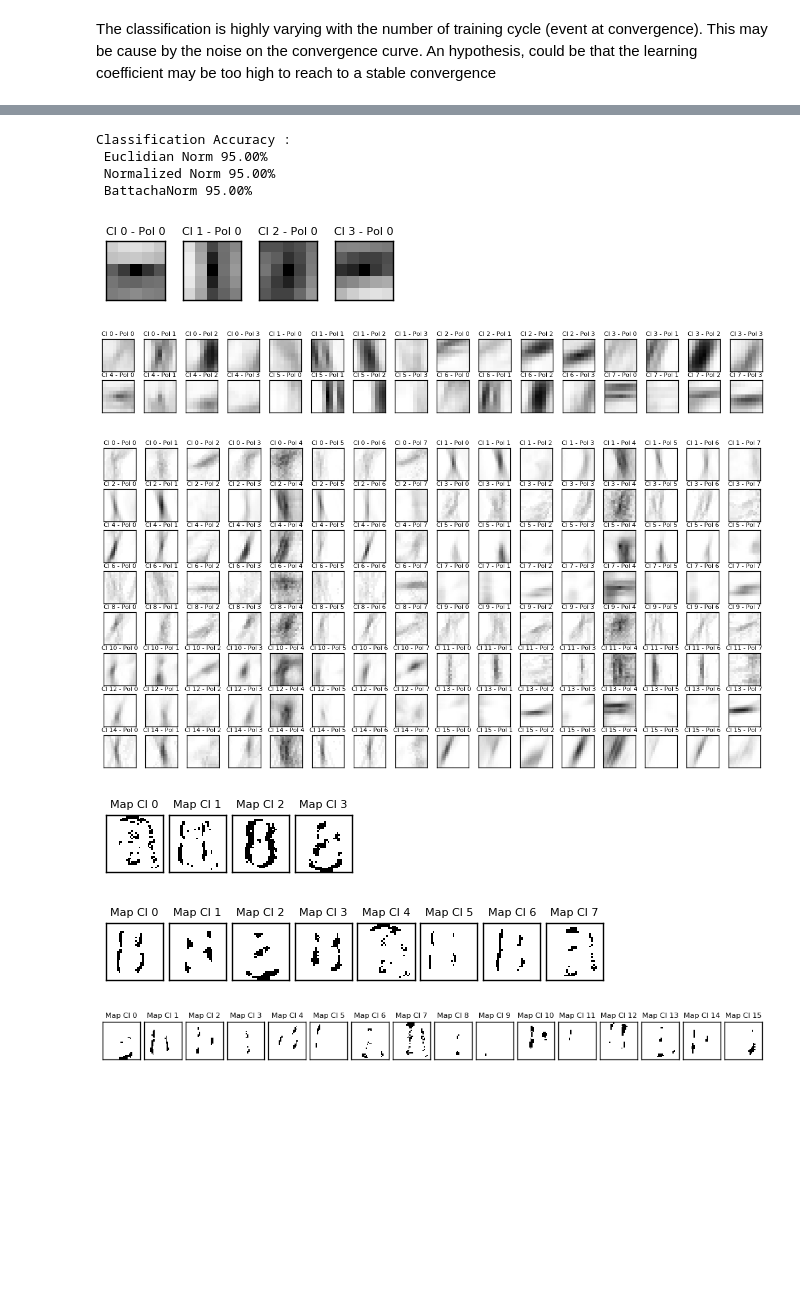
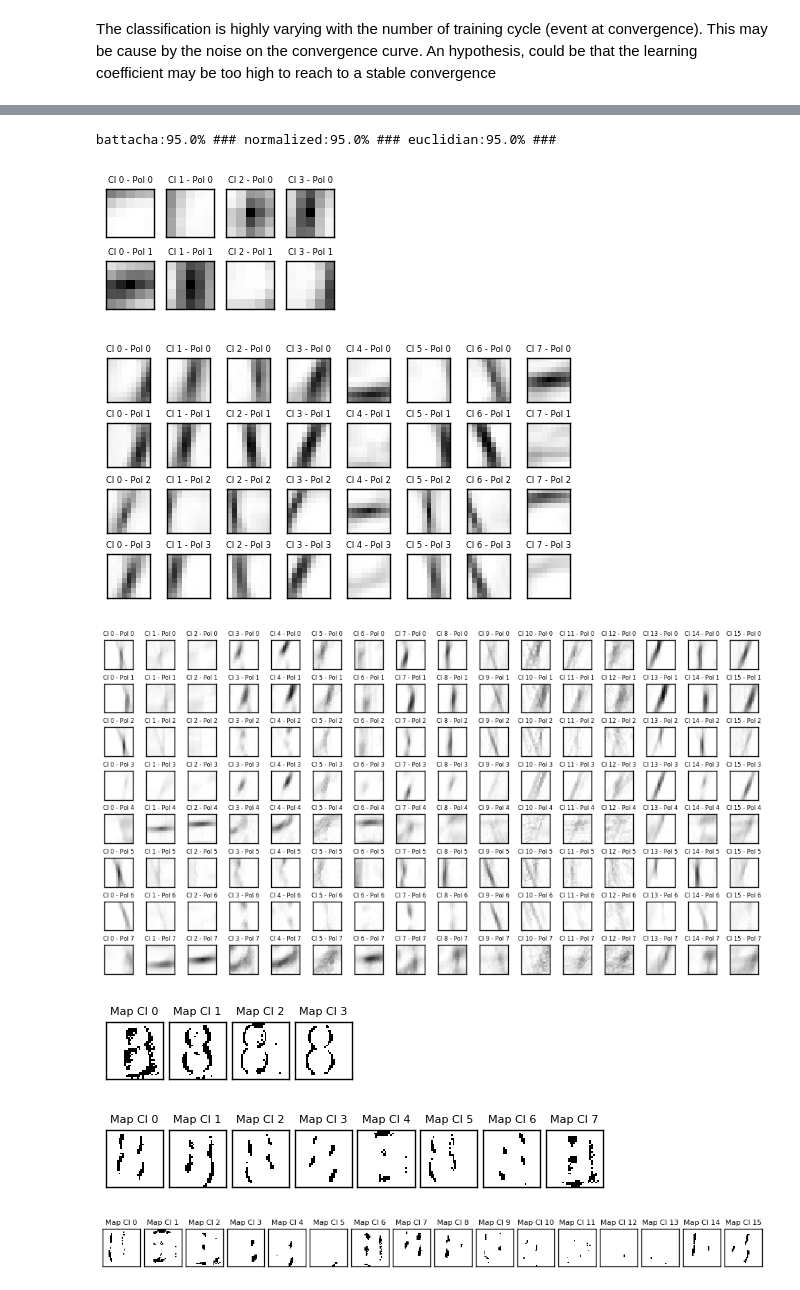
Before and after one commit to VictorBoutin/HOTS, a Jupyter notebook: Probe/EXP_02_MaroKmeans.ipynb, the cells around one changed output, grey strips where cells are left out. Drawn from its saved outputs; the diff is of its cells as text; code cells hidden in the pictures; blank space fills up the shorter version.

```diff
--- a/Probe/EXP_02_MaroKmeans.ipynb
+++ b/Probe/EXP_02_MaroKmeans.ipynb
@@ -25,8 +25,7 @@ from HOTS.Cluster import KmeansMaro
 # %%
 tau = 0.02
 R = 2
-nb_cluster = 4
+nb_cluster = [4,8,16]
 ImageSize = (32,32)
-KN=2
 DataPath = '../Data/ExtractedStabilized.mat'
 LabelPath = '../Data/alphabet_label.pkl'
@@ -113,16 +205,16 @@ Net = Network([L1,L2,L3])
 
 if save_exp == True :
     #### Training The Cluster on 5 images
-    ClusterLayer, event_output = Net.TrainCluster(event = event_cl,nb_cluster=nb_cluster, KN=KN,
-                                                 record_each=1000,NbCycle=3)
+    ClusterLayer, event_output = Net.TrainCluster(event = event_cl,NbClusterList=nb_cluster,
+                                                 to_record=True, NbCycle=3)
     ## Generating histogram for training samples
     event0_o_tr = Net.RunNetwork(event_tr, ClusterList=ClusterLayer)
     ## Generating histogram for the test samples
     event0_o_te = Net.RunNetwork(event_te, ClusterList=ClusterLayer)
     Classif0 = Classifier(event0_o_tr,event0_o_te, TrainingLabel=label_tr, GroundTruth=label_te)
-    eucli,norma,battach,accu = Classif0.HistogramDistance()
-    SaveObject([ClusterLayer,Classif0],'../Records/EXP_02_MaroKmeans/Exp2_2017_10_18.pkl')
+    prediction, accuracy, method = Classif0.HistogramDistance(to_print=True)
+    SaveObject([ClusterLayer,Classif0],'../Records/EXP_02_MaroKmeans/Exp3_2017_10_18.pkl')
 else :
-    ClusterLayer,Classif0 = LoadObject('../Records/EXP_02_MaroKmeans/Exp2_2017_10_18.pkl')
-    eucli,norma,battach,accu = Classif0.HistogramDistance()
+    ClusterLayer,Classif0 = LoadObject('../Records/EXP_02_MaroKmeans/Exp3_2017_10_18.pkl')
+    prediction, accuracy, method = Classif0.HistogramDistance(to_print=True)
 # %% [output]
@@ -160,7 +249,7 @@ save_exp = False
 event_tr, event_te, event_cl, label_tr, label_te = SimpleAlphabet(NbTrainingData=36, NbTestingData=40,
                                                         Path=DataPath, LabelPath=LabelPath,
                                                         ClusteringData=[1, 32, 19, 22, 29],
-                                                        OutOnePolarity = True, verbose=0)
+                                                        OutOnePolarity = False, verbose=0)
 ## Defining the network
 L1 = ClusteringLayer(tau=tau, R=R, verbose=0, ThrFilter=2, LearningAlgo='maro',kernel='exponential')
 L2 = ClusteringLayer(tau=10*tau, R=2*R, verbose=0, ThrFilter=2, LearningAlgo='maro',kernel='exponential')
@@ -169,8 +258,8 @@ Net = Network([L1,L2,L3])
 
 if save_exp == True :
     #### Training The Cluster on 5 images
-    ClusterLayer, event_output = Net.TrainCluster(event = event_cl,nb_cluster=nb_cluster, KN=KN,
-                                                 record_each=1000, NbCycle=3)
+    ClusterLayer, event_output = Net.TrainCluster(event = event_cl,NbClusterList=nb_cluster,
+                                                 to_record=True, NbCycle=3)
 
     ## Generating histogram for training samples
     event0_o_tr = Net.RunNetwork(event_tr, ClusterList=ClusterLayer)
@@ -180,37 +269,34 @@ if save_exp == True :
 
     Classif0 = Classifier(event0_o_tr,event0_o_te, TrainingLabel=label_tr, GroundTruth=label_te)
 
-    eucli,norma,battach,accu = Classif0.HistogramDistance()
+    prediction, accuracy, method = Classif0.HistogramDistance(to_print=True)
 
-    SaveObject([ClusterLayer,Classif0],'../Records/EXP_02_MaroKmeans/Exp3_2017_10_18.pkl')
+    SaveObject([ClusterLayer,Classif0],'../Records/EXP_02_MaroKmeans/Exp4_2017_10_18.pkl')
 
 else :
-    ClusterLayer,Classif0 = LoadObject('../Records/EXP_02_MaroKmeans/Exp3_2017_10_18.pkl')
-    eucli,norma,battach,accu = Classif0.HistogramDistance()
+    ClusterLayer,Classif0 = LoadObject('../Records/EXP_02_MaroKmeans/Exp4_2017_10_18.pkl')
+    prediction, accuracy, method = Classif0.HistogramDistance(to_print=True)
 # %% [output]
-Classification Accuracy :
- Euclidian Norm 95.00%
- Normalized Norm 95.00%
- BattachaNorm 95.00%
+battacha:95.0% ### normalized:95.0% ### euclidian:95.0% ###
 # %%
-DisplaySurface2D(ClusterLayer[0].prototype,nb_polarities=1, scale=2)
-DisplaySurface2D(ClusterLayer[1].prototype, nb_polarities=4, scale=2)
-DisplaySurface2D(ClusterLayer[2].prototype, nb_polarities=8, scale=2)
-event_to_show = Event(ImageSize=(32,32), ListPolarities=[-1,1],OutOnePolarity=True)
+DisplaySurface2D(ClusterLayer[0].prototype,nb_polarities=2)
+DisplaySurface2D(ClusterLayer[1].prototype, nb_polarities=4)
+DisplaySurface2D(ClusterLayer[2].prototype, nb_polarities=8)
+event_to_show = Event(ImageSize=(32,32), ListPolarities=[-1,1],OutOnePolarity=False)
 event_to_show.LoadFromMat('../Data/ExtractedStabilized.mat',image_number=22)
 Net.RunNetwork(event_to_show, ClusterList=ClusterLayer)
 mapL1 = GenerateAM(Net.Layers[0].output,ClusterLayer[0],nb_image=0)
 DisplayAM(mapL1,scale=2)
 mapL2 = GenerateAM(Net.Layers[1].output,ClusterLayer[1],nb_image=0)
 DisplayAM(mapL2,scale=2)
 mapL3 = GenerateAM(Net.Layers[2].output,ClusterLayer[2],nb_image=0)
 DisplayAM(mapL3,scale=2)
 
-DisplayConvergence(ClusterLayer)
+DisplayConvergence(ClusterLayer,to_display=['error','histo'])
 # %% [output]
-[figure, old version]
+[figure, new version]
-[figure, old version]
+[figure, new version]
-[figure, old version]
+[figure, new version]
-[figure, old version]
+[figure, new version]
-[figure, old version]
+[figure, new version]
-[figure, old version]
+[figure, new version]
```
Also changed, not shown: parts of 22 cells of this notebook, 2 other files.
